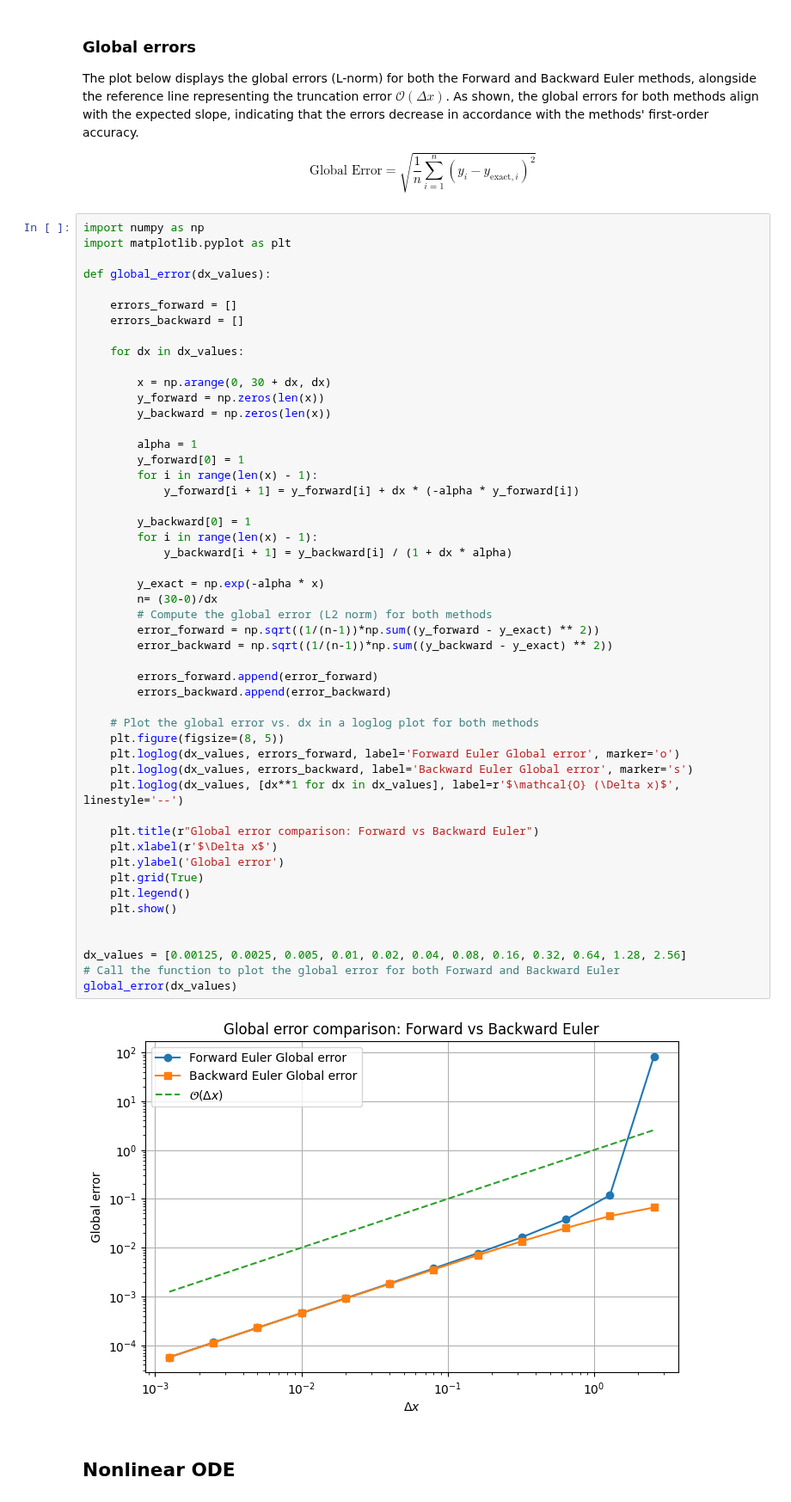
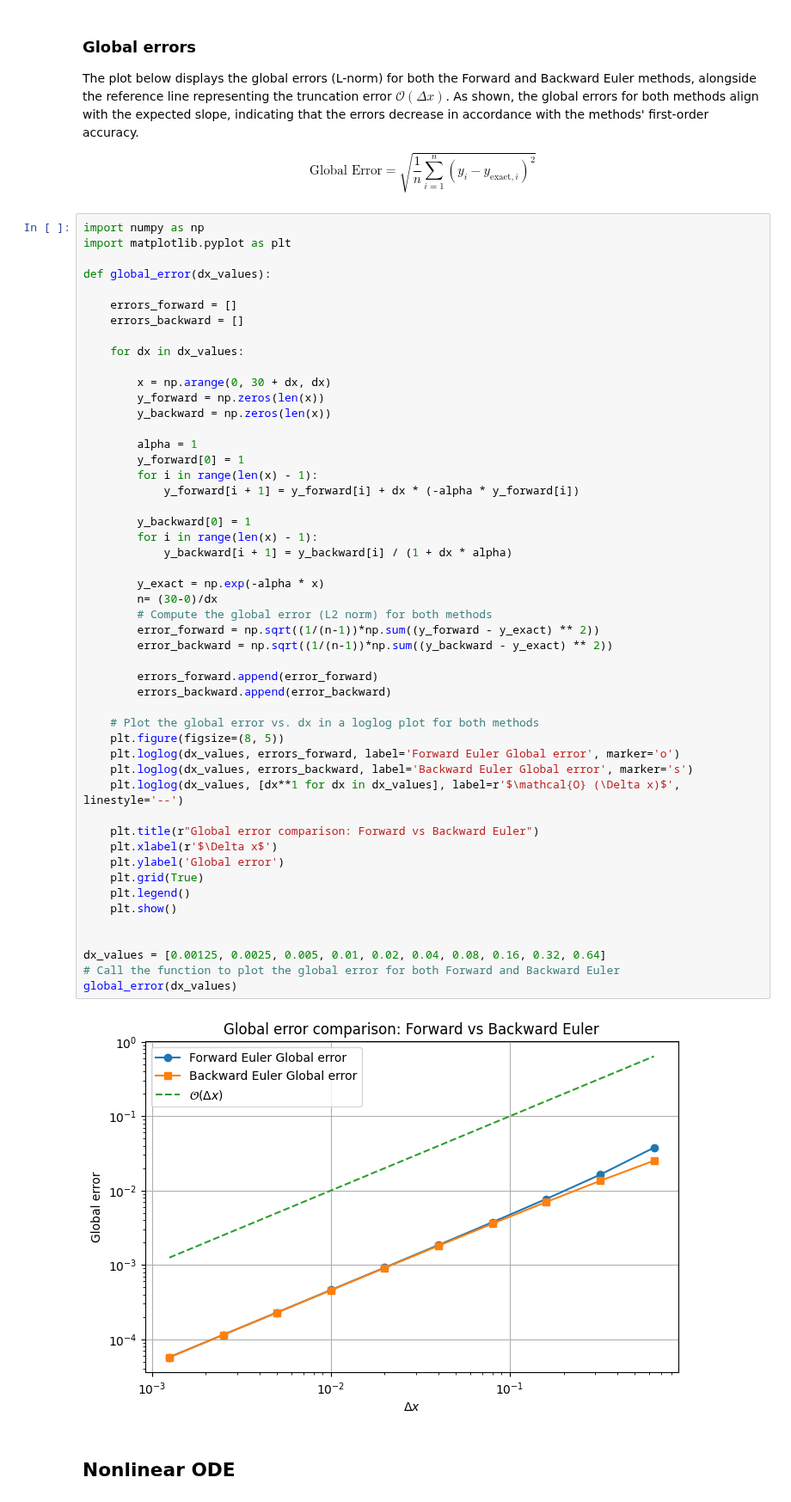
Before and after one commit to TeachBooks/mirror_mude_book, a Jupyter notebook: book/numerical_methods/6-initial-value-problem-singlestep.ipynb, the cells around one changed output. Shown at 86% size. Saved outputs shown, nothing was run; the diff lists cells and outputs as text.

```diff
--- a/book/numerical_methods/6-initial-value-problem-singlestep.ipynb
+++ b/book/numerical_methods/6-initial-value-problem-singlestep.ipynb
@@ -524,35 +524,35 @@ def global_error(dx_values):
         y_backward[0] = 1
         for i in range(len(x) - 1):
             y_backward[i + 1] = y_backward[i] / (1 + dx * alpha)
 
         y_exact = np.exp(-alpha * x)
         n= (30-0)/dx
         # Compute the global error (L2 norm) for both methods
         error_forward = np.sqrt((1/(n-1))*np.sum((y_forward - y_exact) ** 2))
         error_backward = np.sqrt((1/(n-1))*np.sum((y_backward - y_exact) ** 2))
 
         errors_forward.append(error_forward)
         errors_backward.append(error_backward)
 
     # Plot the global error vs. dx in a loglog plot for both methods
     plt.figure(figsize=(8, 5))
     plt.loglog(dx_values, errors_forward, label='Forward Euler Global error', marker='o')
     plt.loglog(dx_values, errors_backward, label='Backward Euler Global error', marker='s')
     plt.loglog(dx_values, [dx**1 for dx in dx_values], label=r'$\mathcal{O} (\Delta x)$', linestyle='--')
 
     plt.title(r"Global error comparison: Forward vs Backward Euler")
     plt.xlabel(r'$\Delta x$')
     plt.ylabel('Global error')
     plt.grid(True)
     plt.legend()
     plt.show()
 
 
-dx_values = [0.00125, 0.0025, 0.005, 0.01, 0.02, 0.04, 0.08, 0.16, 0.32, 0.64, 1.28, 2.56]
+dx_values = [0.00125, 0.0025, 0.005, 0.01, 0.02, 0.04, 0.08, 0.16, 0.32, 0.64]
 # Call the function to plot the global error for both Forward and Backward Euler
 global_error(dx_values)
 # %% [output]
-[figure, old version]
+[figure, new version]
 # %% [markdown]
 ## Nonlinear ODE
 # %% [markdown]
```
Also changed, not shown: 5 other files.
